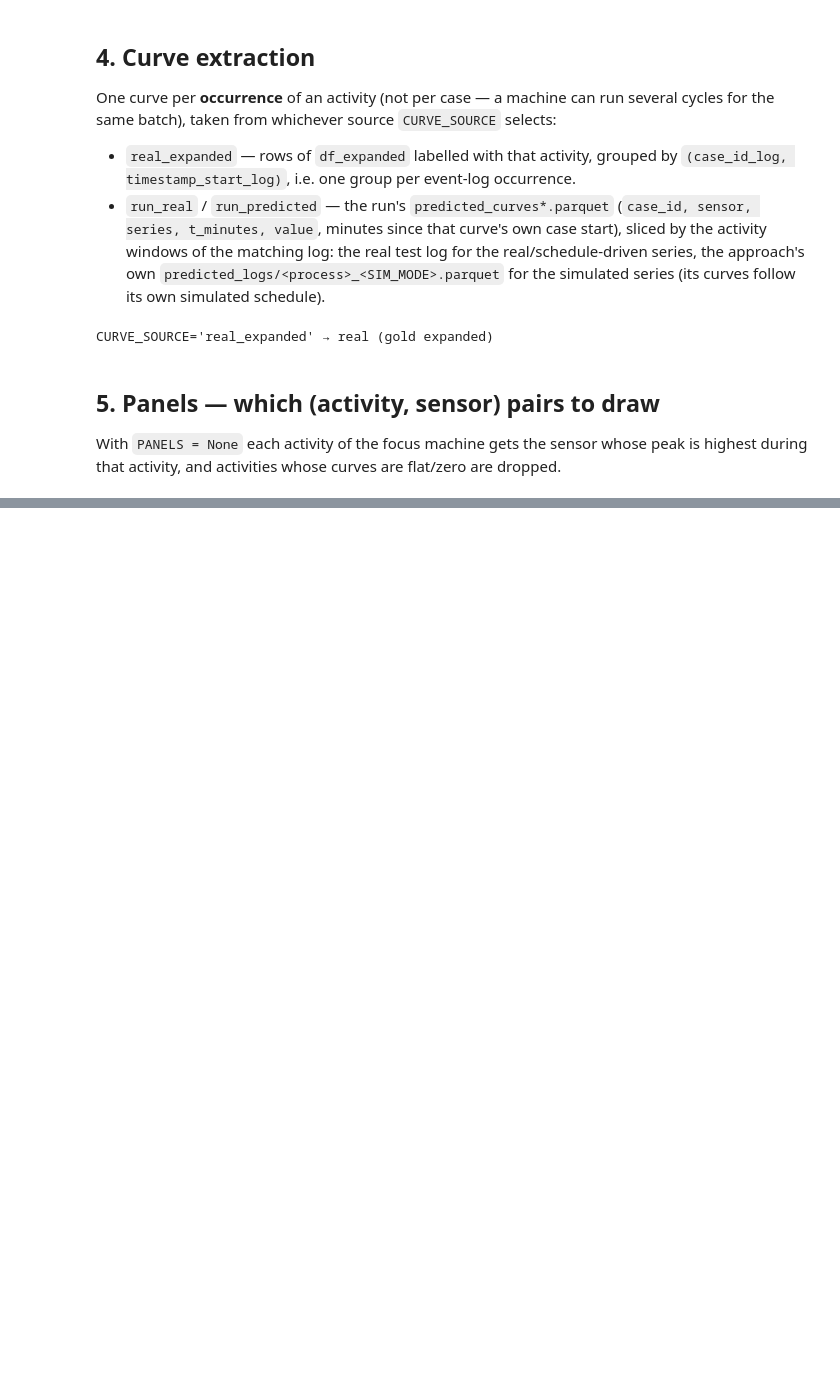
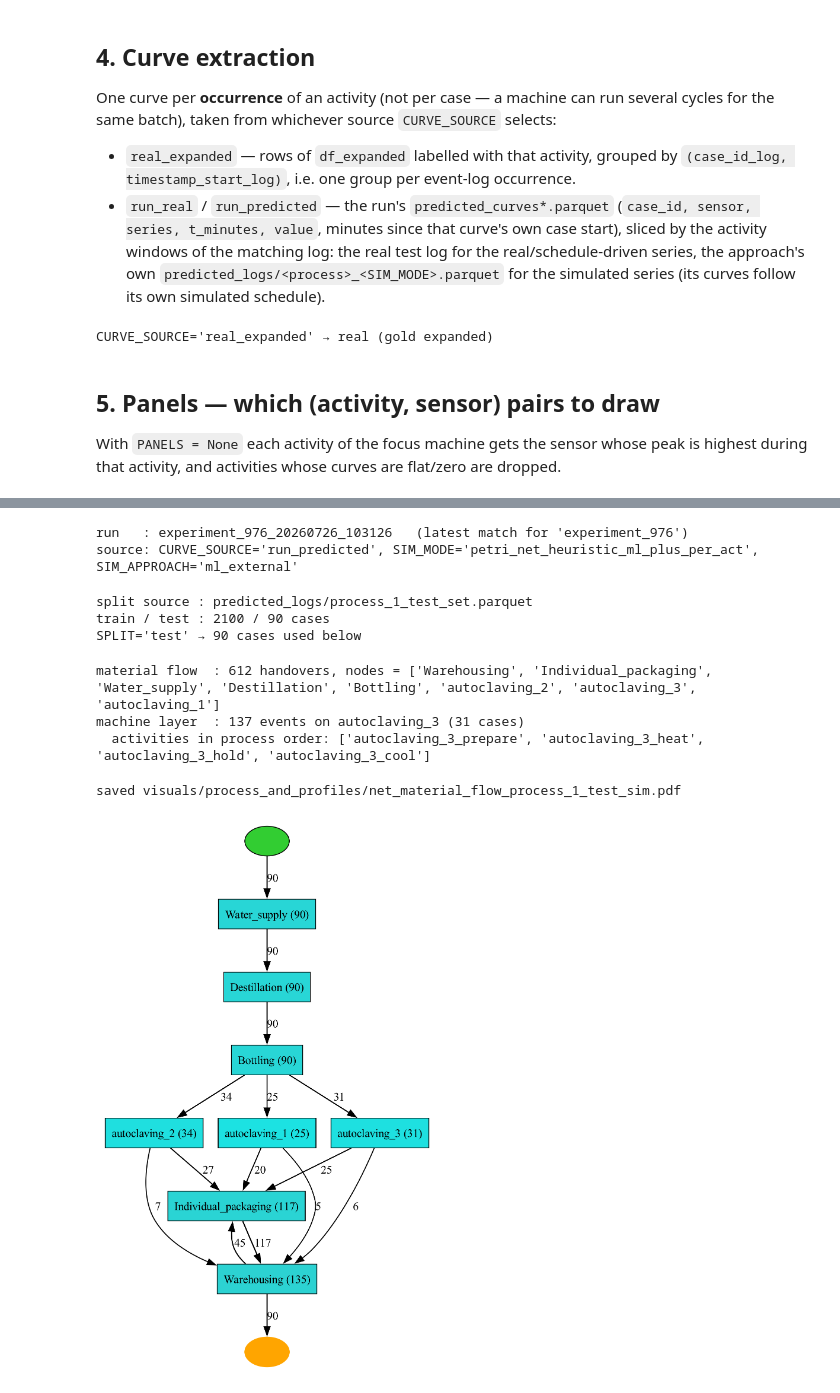
Before and after one commit to zapataunipaderborn/process_energy_demand_modelling, a Jupyter notebook: src/process_and_profiles.ipynb, the cells around one changed output, grey strips where cells are left out. Cells and saved outputs as stored; diff of their text form; code cells hidden in the pictures; blank space fills up the shorter version.

```diff
--- a/src/process_and_profiles.ipynb
+++ b/src/process_and_profiles.ipynb
@@ -668,0 +679,78 @@ schedule: —
+# %%
+# ── 9.1 re-resolve run_dir for the new RUN, reset the curve cache ────────────
+_matches = [d for d in sorted(RESULTS.iterdir()) if d.is_dir() and (d.name == RUN or RUN in d.name)]
+assert _matches, f'no run under {RESULTS} matching {RUN!r}'
+run_dir = _matches[-1]
+_curve_cache.clear()   # keyed off the previous run_dir — stale otherwise
+
+print(f'run   : {run_dir.name}' + ('' if RUN == run_dir.name else f'   (latest match for {RUN!r})'))
+print(f'source: CURVE_SOURCE={CURVE_SOURCE!r}, SIM_MODE={SIM_MODE!r}, SIM_APPROACH={SIM_APPROACH!r}')
+# %% [output]
+run   : experiment_976_20260726_103126   (latest match for 'experiment_976')
+source: CURVE_SOURCE='run_predicted', SIM_MODE='petri_net_heuristic_ml_plus_per_act', SIM_APPROACH='ml_external'
+# %%
+# ── 9.2 test split for this run (same logic as cell 1) ───────────────────────
+_all_cases  = set(df_event_log['case_id'].dropna().unique())
+_test_path  = run_dir / 'predicted_logs' / f'{PROCESS}_test_set.parquet'
+
+if _test_path.exists():
+    test_cases  = set(pd.read_parquet(_test_path)['case_id'].dropna().unique())
+    split_source = f'predicted_logs/{PROCESS}_test_set.parquet'
+else:
+    _log = (run_dir / 'pipeline_execution.log')
+    _m = re.search(r'SPLIT \((\d+)% train', _log.read_text()) if _log.exists() else None
+    _ratio = int(_m.group(1)) / 100 if _m else 0.80
+    _case_start = df_event_log.groupby('case_id')['timestamp_start'].min().sort_values()
+    _n_train = max(1, int(len(_case_start) * _ratio))
+    test_cases = set(_case_start.index[_n_train:])
+    split_source = f'temporal split re-derived at train_ratio={_ratio:.2f} (run saved no test set)'
+
+train_cases = _all_cases - test_cases
+cases = {'test': test_cases, 'train': train_cases, 'all': _all_cases}[SPLIT]
+
+print(f'split source : {split_source}')
+print(f'train / test : {len(train_cases)} / {len(test_cases)} cases')
+print(f'SPLIT={SPLIT!r} → {len(cases)} cases used below')
+# %% [output]
+split source : predicted_logs/process_1_test_set.parquet
+train / test : 2100 / 90 cases
+SPLIT='test' → 90 cases used below
+# %%
+# ── 9.3 material-flow / machine-activity layers for this case set ────────────
+el = (df_event_log[df_event_log['case_id'].isin(cases)]
+      .sort_values(['case_id', 'timestamp_start'])
+      .copy())
+
+_focus_rows = el[el['object'] == FOCUS_OBJECT]
+assert len(_focus_rows), f'{FOCUS_OBJECT!r} does not appear in this case set'
+MACHINE_STATION = _focus_rows['station'].iloc[0]
+
+df_material = el.copy()
+df_material['flow_node'] = np.where(df_material['station'] == MACHINE_STATION,
+                                    df_material['object'], df_material['station'])
+_prev = df_material.groupby('case_id')['flow_node'].shift(1)
+df_material = df_material[df_material['flow_node'] != _prev].copy()
+
+df_machine = el[el['object'] == FOCUS_OBJECT].copy()
+
+_order = (df_machine.assign(pos=df_machine.groupby('case_id').cumcount())
+          .groupby('activity')['pos'].mean().sort_values())
+MACHINE_ACTIVITIES = list(_order.index)
+
+print(f'material flow  : {len(df_material)} handovers, nodes = '
+      f'{list(df_material["flow_node"].value_counts().index)}')
+print(f'machine layer  : {len(df_machine)} events on {FOCUS_OBJECT} '
+      f'({df_machine["case_id"].nunique()} cases)')
+print(f'  activities in process order: {MACHINE_ACTIVITIES}')
+# %% [output]
+material flow  : 612 handovers, nodes = ['Warehousing', 'Individual_packaging', 'Water_supply', 'Destillation', 'Bottling', 'autoclaving_2', 'autoclaving_3', 'autoclaving_1']
+machine layer  : 137 events on autoclaving_3 (31 cases)
+  activities in process order: ['autoclaving_3_prepare', 'autoclaving_3_heat', 'autoclaving_3_hold', 'autoclaving_3_cool']
+# %%
+# ── 9.4 re-mine both nets for this run's layers ───────────────────────────────
+png_material, gviz_material = heuristic_net(df_material, 'flow_node',
+                                            f'net_material_flow_{PROCESS}_{SPLIT}_sim.pdf')
+display(Image(filename=png_material))
+# %% [output]
+saved visuals/process_and_profiles/net_material_flow_process_1_test_sim.pdf
+[figure, added]
```
Also changed, not shown: parts of 23 cells of this notebook, 19 other files.
